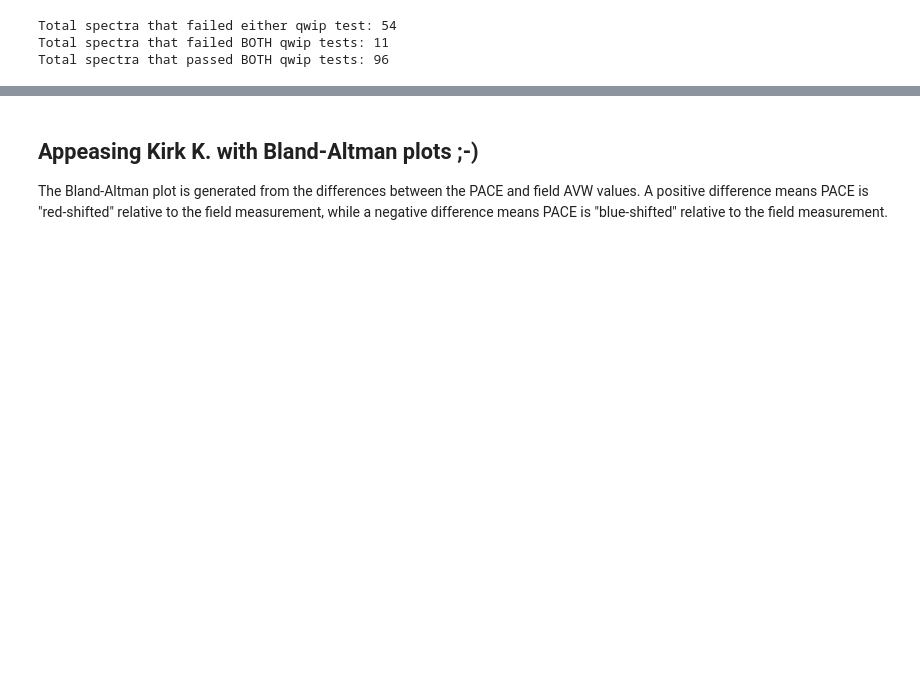
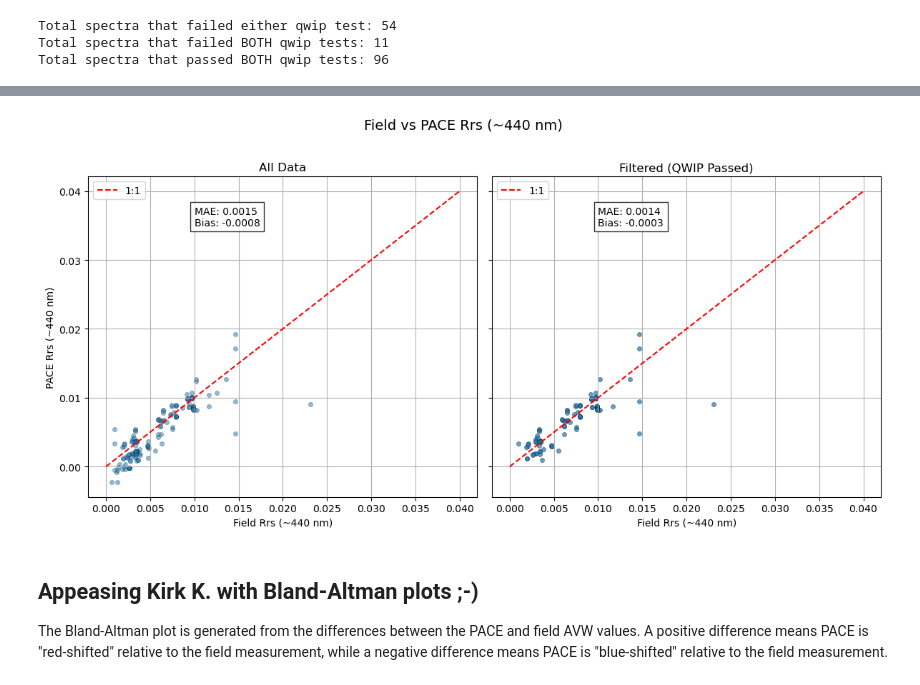
Before and after one commit to ocean-satellite-tools/hyperdawg, a Jupyter notebook: tutorials/ryan_playground/NASA_PACE_validation/PACE_matchups.ipynb, the cells around one changed output, grey strips where cells are left out. Drawn from its saved outputs; the diff is of its cells as text; code cells hidden in the pictures; blank space fills up the shorter version.

Commit message:
Added scatter plot comparison

```diff
--- a/tutorials/ryan_playground/NASA_PACE_validation/PACE_matchups.ipynb
+++ b/tutorials/ryan_playground/NASA_PACE_validation/PACE_matchups.ipynb
@@ -285,3 +321,56 @@ Total spectra that passed BOTH qwip tests: 96
+# %%
+# --- Identify the closest band to 440 nm ---
+idx_440_field = np.argmin(np.abs(wavelengths_field_vis - 440))
+idx_440_pace = np.argmin(np.abs(wavelengths_pace_vis - 440))
+
+# --- Extract Rrs at 440nm (or nearest) ---
+rrs_440_field = rrsfield[:, idx_440_field]
+rrs_440_pace = rrsPACE[:, idx_440_pace]
+
+# --- Helper: compute stats ---
+def compute_stats(x, y):
+    mae = np.mean(np.abs(x - y))
+    bias = np.mean(y - x)
+    return mae, bias
+
+# --- Compute stats for full dataset ---
+mae_all, bias_all = compute_stats(rrs_440_field, rrs_440_pace)
+
+# --- Compute stats for filtered dataset ---
+rrs_field_filtered = rrs_440_field[passed_both_indices]
+rrs_pace_filtered = rrs_440_pace[passed_both_indices]
+mae_filtered, bias_filtered = compute_stats(rrs_field_filtered, rrs_pace_filtered)
+
+# --- Side-by-side plots ---
+fig, axes = plt.subplots(1, 2, figsize=(12, 6), sharex=True, sharey=True)
+
+# 1. All data
+axes[0].scatter(rrs_440_field, rrs_440_pace, alpha=0.5, s=20, edgecolor='k', linewidth=0.3)
+axes[0].plot([0, 0.04], [0, 0.04], 'r--', label='1:1')
+axes[0].set_title("All Data")
+axes[0].set_xlabel("Field Rrs (~440 nm)")
+axes[0].set_ylabel("PACE Rrs (~440 nm)")
+axes[0].grid(True)
+axes[0].legend()
+axes[0].text(0.01, 0.035, f"MAE: {mae_all:.4f}\nBias: {bias_all:.4f}",
+             fontsize=10, bbox=dict(facecolor='white', alpha=0.8))
+
+# 2. Filtered data
+axes[1].scatter(rrs_field_filtered, rrs_pace_filtered, alpha=0.7, s=20, color='tab:blue', edgecolor='k', linewidth=0.3)
+axes[1].plot([0, 0.04], [0, 0.04], 'r--', label='1:1')
+axes[1].set_title("Filtered (QWIP Passed)")
+axes[1].set_xlabel("Field Rrs (~440 nm)")
+axes[1].grid(True)
+axes[1].legend()
+axes[1].text(0.01, 0.035, f"MAE: {mae_filtered:.4f}\nBias: {bias_filtered:.4f}",
+             fontsize=10, bbox=dict(facecolor='white', alpha=0.8))
+
+# --- Final layout ---
+plt.suptitle("Field vs PACE Rrs (~440 nm)", fontsize=14)
+plt.tight_layout(rect=[0, 0, 1, 0.96])
+plt.show()
+# %% [output]
+[figure, added]
 # %% [markdown]
 ## Appeasing Kirk K. with Bland-Altman plots ;-)
 
```
Also changed, not shown: parts of 2 cells of this notebook.
